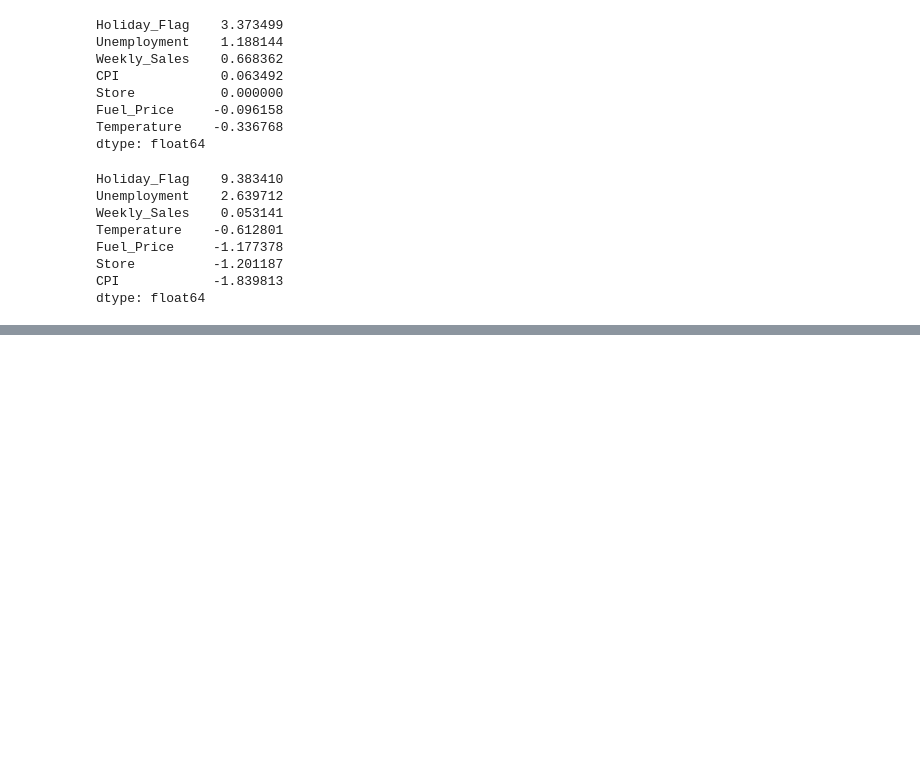
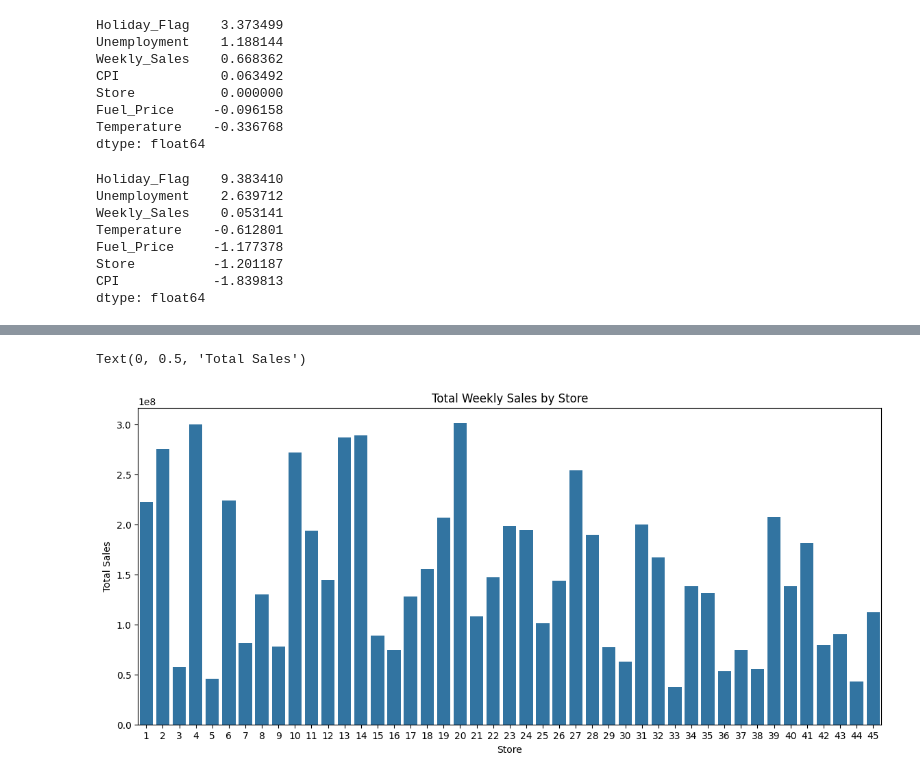
Before and after one commit to ShlokGadhave/Walmart, a Jupyter notebook: main.ipynb, the cells around one changed output, grey strips where cells are left out. Cells and saved outputs as stored; diff of their text form; code cells hidden in the pictures; blank space fills up the shorter version.

Commit message:
Sales Analysis

```diff
--- a/main.ipynb
+++ b/main.ipynb
@@ -212,0 +209,4 @@ dtype: float64
+# %%
+# Store-wise sales comparison.
+store_sales = df.groupby('Store')['Weekly_Sales'].sum().sort_values(ascending=False).reset_index(name='Sum')
+store_sales.head(10)
@@ -212,0 +225,9 @@ dtype: float64
+# %%
+plt.figure(figsize=(14,6))
+sns.barplot(x='Store',y='Sum',data=store_sales)
+plt.title('Total Weekly Sales by Store')
+plt.xlabel('Store')
+plt.ylabel('Total Sales')
+# %% [output]
+Text(0, 0.5, 'Total Sales')
+[figure, added]
```
Also changed, not shown: parts of 10 cells of this notebook.
